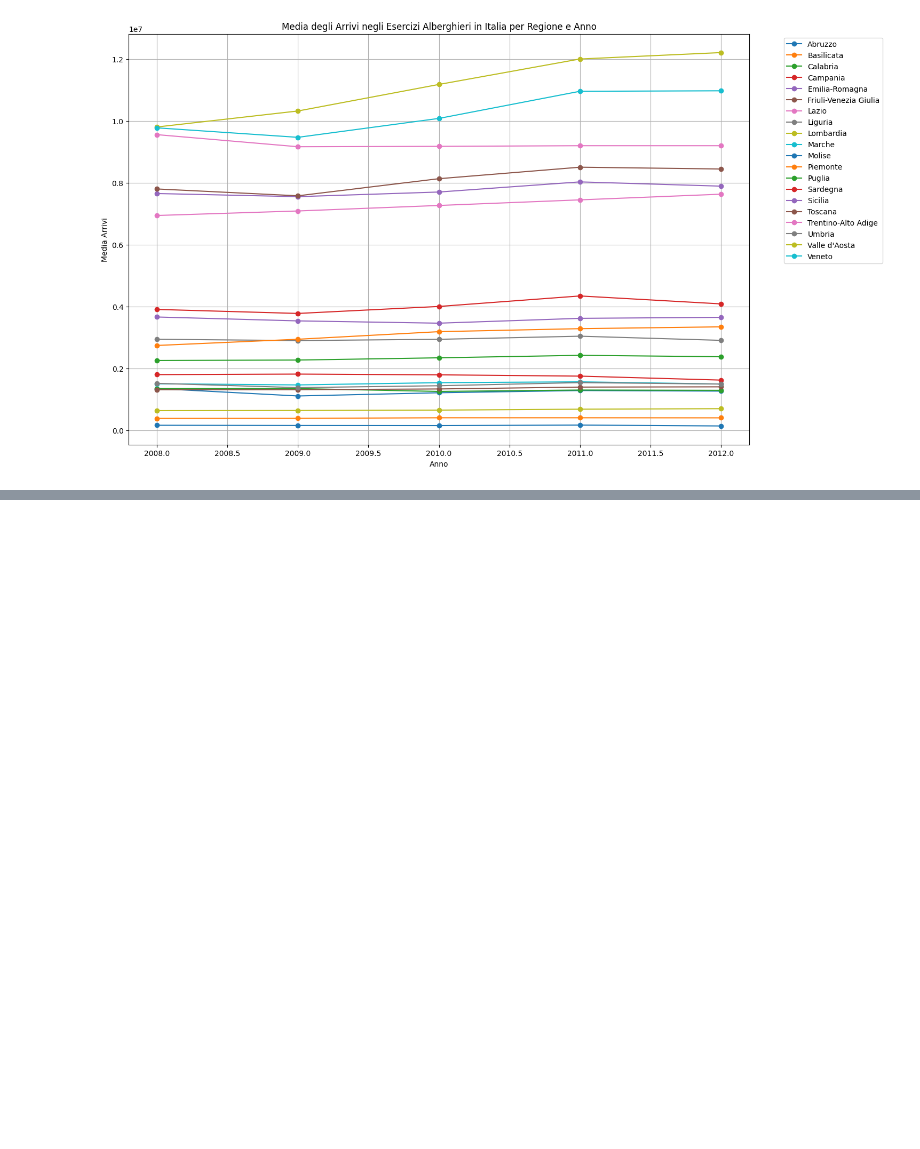
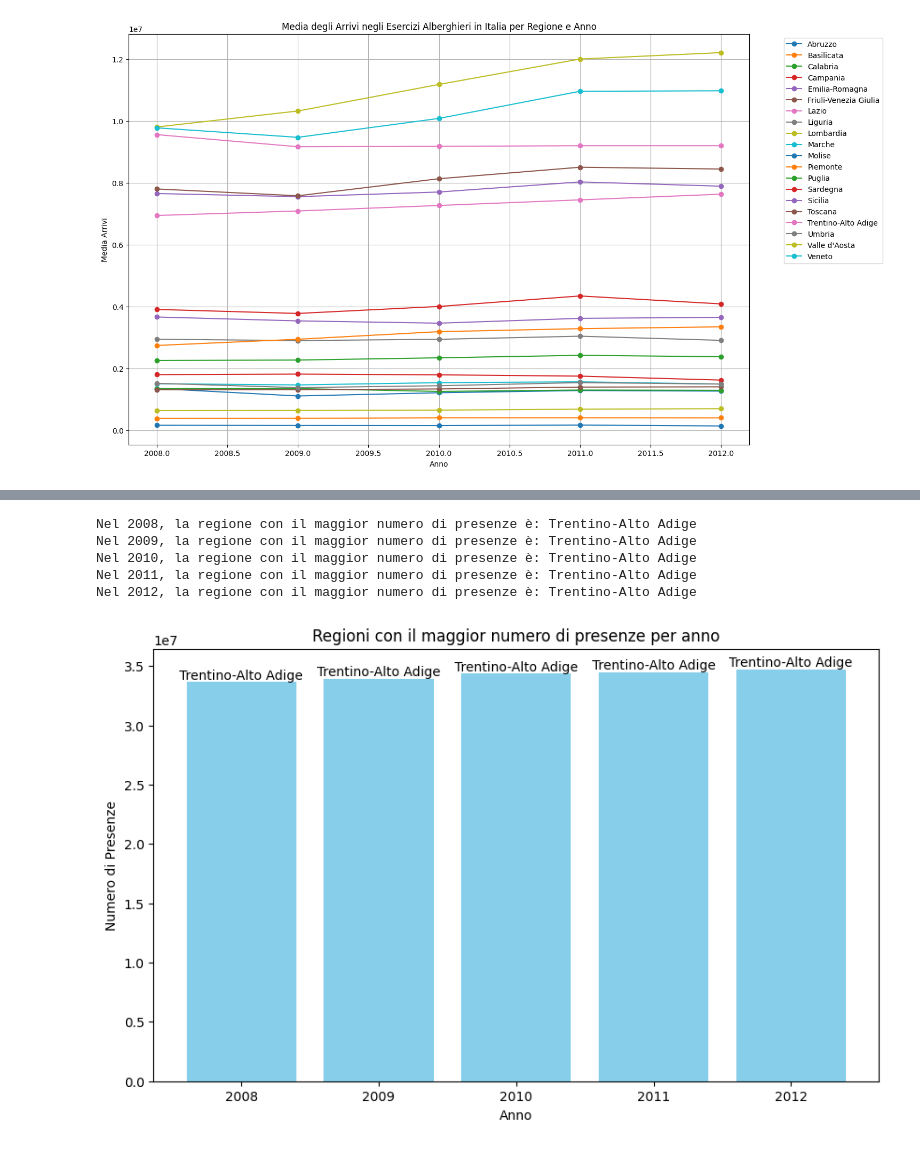
Before and after one commit to UghettoFilippo/Progetto_gruppo8, a Jupyter notebook: esercitzaione280524.ipynb, the cells around one changed output, grey strips where cells are left out. Drawn from its saved outputs; the diff is of its cells as text; code cells hidden in the pictures; blank space fills up the shorter version.

```diff
--- a/esercitzaione280524.ipynb
+++ b/esercitzaione280524.ipynb
@@ -103,0 +138,32 @@ plot_media_arrivi_per_regione_e_anno(media_arrivi_per_regione_anno)
+# %%
+def regione_con_piu_presenze_per_anno(df_presenze_alb):
+    anni = df_presenze_alb['Anno'].unique()
+    anni_lista = []
+    presenze_max_lista = []
+
+    for anno in anni:
+        subset = df_presenze_alb[df_presenze_alb['Anno'] == anno]
+        regione_max_presenze = subset.loc[subset['Presenze'].idxmax()]['Regione']
+        print(f"Nel {anno}, la regione con il maggior numero di presenze è: {regione_max_presenze}")
+
+        anni_lista.append(anno)
+        presenze_max_lista.append(subset['Presenze'].max())
+    plt.figure(figsize=(10, 6))
+    plt.bar(anni_lista, presenze_max_lista, color='skyblue')
+
+    for anno, presenze_max, regione in zip(anni_lista, presenze_max_lista, df_presenze_alb.loc[df_presenze_alb.groupby('Anno')['Presenze'].idxmax()]['Regione']):
+        plt.text(anno, presenze_max, regione, ha='center', va='bottom')
+
+    plt.xlabel('Anno')
+    plt.ylabel('Numero di Presenze')
+    plt.title('Regioni con il maggior numero di presenze per anno')
+    plt.show()
+
+regione_con_piu_presenze_per_anno(df_presenze_alb)
+# %% [output]
+Nel 2008, la regione con il maggior numero di presenze è: Trentino-Alto Adige
+Nel 2009, la regione con il maggior numero di presenze è: Trentino-Alto Adige
+Nel 2010, la regione con il maggior numero di presenze è: Trentino-Alto Adige
+Nel 2011, la regione con il maggior numero di presenze è: Trentino-Alto Adige
+Nel 2012, la regione con il maggior numero di presenze è: Trentino-Alto Adige
+[figure, added]
```
Also changed, not shown: parts of 1 cell of this notebook.
